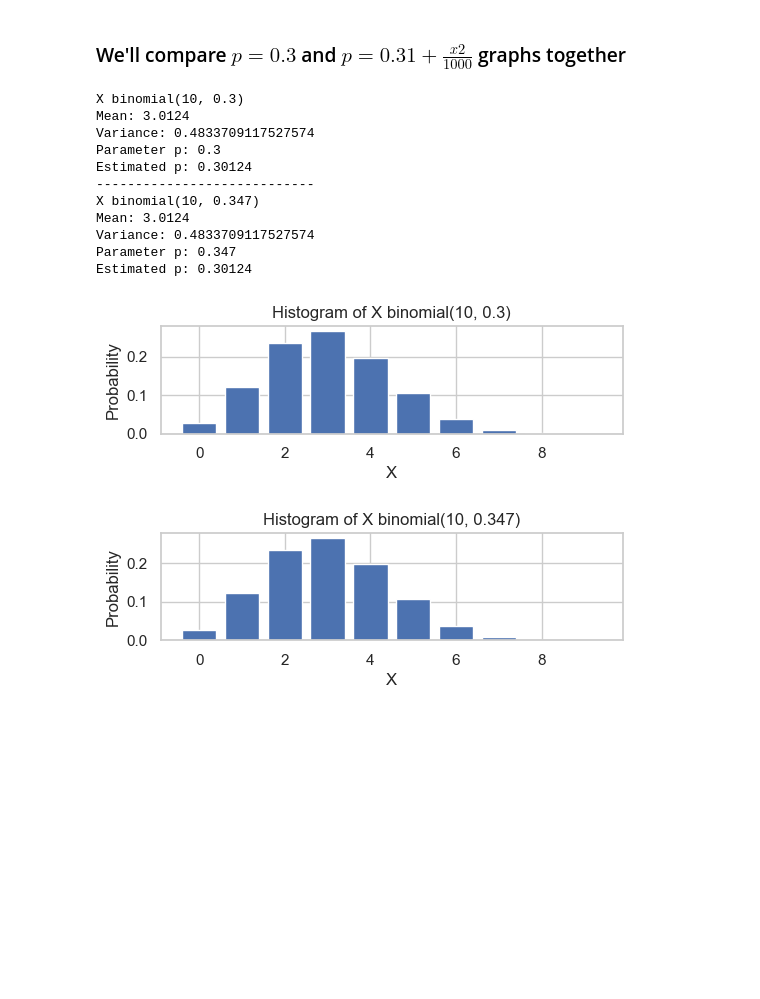
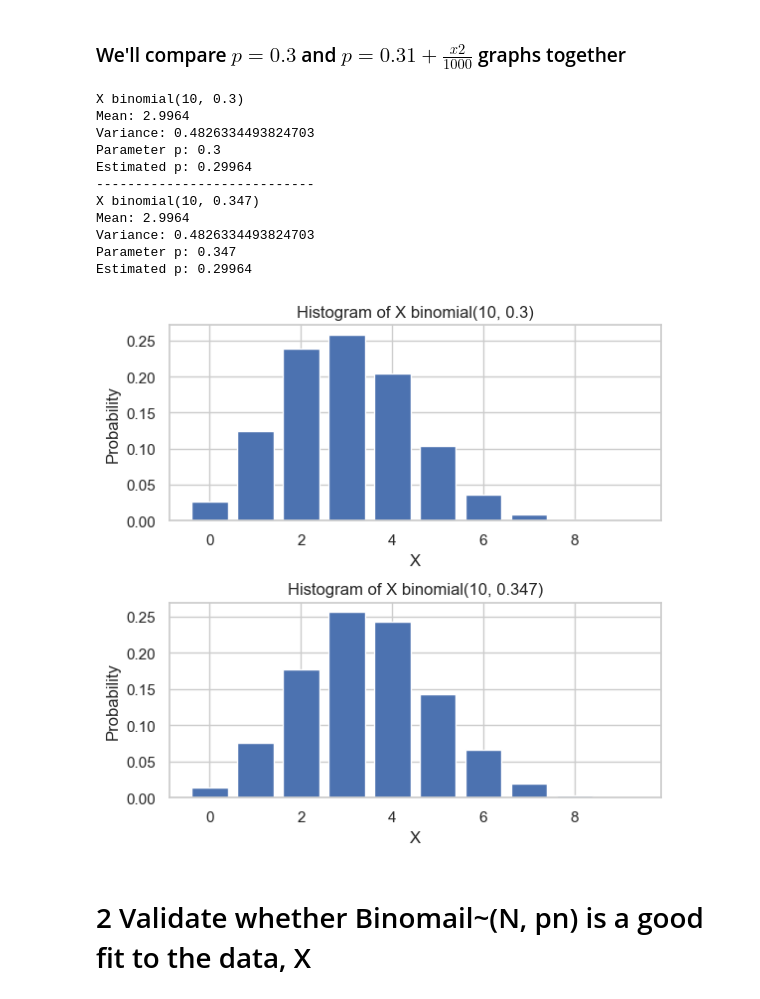
Before and after one commit to TBBdlz/stochastic_project2022, a Jupyter notebook: project.ipynb, the cells around one changed output. Saved outputs shown, nothing was run; the diff lists cells and outputs as text; code cells hidden in the pictures; blank space fills up the shorter version.

Commit message:
set figure size of correct simulation code

```diff
--- a/project.ipynb
+++ b/project.ipynb
@@ -99,41 +104,46 @@ variance = stats.variation(X)
 pn = mean / N # estimate bernouli parameter p
 # make step plot
 fig, ax = plt.subplots(2)
-fig.tight_layout(pad=4.0)
+fig.tight_layout(pad=2)
+# set fig size
+fig.set_size_inches(6, 6)
 ax[0].hist(X, bins=np.arange(0, N + 1) - 0.5, density=True, rwidth=0.8)
 ax[0].set_title(f"Histogram of X binomial({N}, {p})")
 # set x and y labels
 ax[0].set_xlabel("X")
 ax[0].set_ylabel("Probability")
 # print statisticical values
 print(f"X binomial({N}, {p})")
 print(f"Mean: {mean}")
 print(f"Variance: {variance}")
 print(f"Parameter p: {p}")
 print(f"Estimated p: {pn}")
 print("----------------------------")
 p: float = 0.31 + x2 / 1000
+X = stats.binom.rvs(N, p, size=n)
 ax[1].hist(X, bins=np.arange(0, N + 1) - 0.5, density=True, rwidth=0.8)
 ax[1].set_title(f"Histogram of X binomial({N}, {p})")
 # set x and y labels
 ax[1].set_xlabel("X")
 ax[1].set_ylabel("Probability")
 # print statisticical values
 print(f"X binomial({N}, {p})")
 print(f"Mean: {mean}")
 print(f"Variance: {variance}")
 print(f"Parameter p: {p}")
 print(f"Estimated p: {pn}")
 # %% [output]
 X binomial(10, 0.3)
-Mean: 3.0124
-Variance: 0.4833709117527574
+Mean: 2.9964
+Variance: 0.4826334493824703
 Parameter p: 0.3
-Estimated p: 0.30124
+Estimated p: 0.29964
 ----------------------------
 X binomial(10, 0.347)
-Mean: 3.0124
-Variance: 0.4833709117527574
+Mean: 2.9964
+Variance: 0.4826334493824703
 Parameter p: 0.347
-Estimated p: 0.30124
+Estimated p: 0.29964
-[figure, old version]
+[figure, new version]
+# %% [markdown]
+# 2 Validate whether Binomail~(N, pn) is a good fit to the data, X
```
Also changed, not shown: parts of 1 cell of this notebook.
